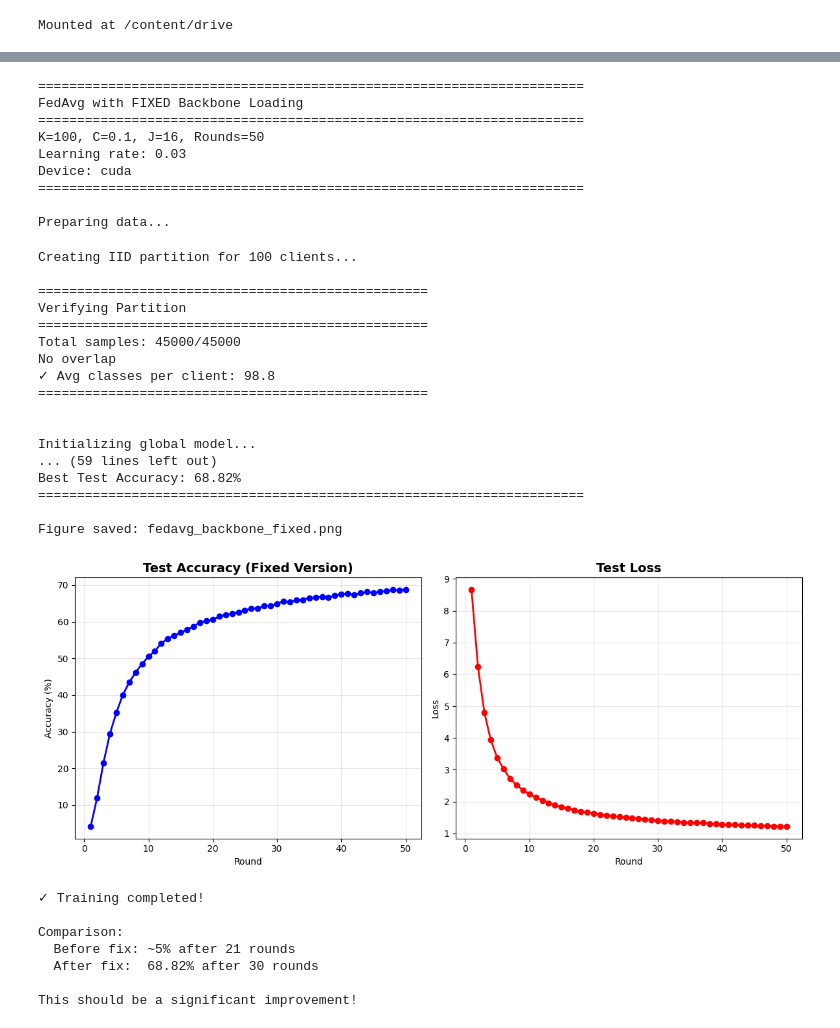
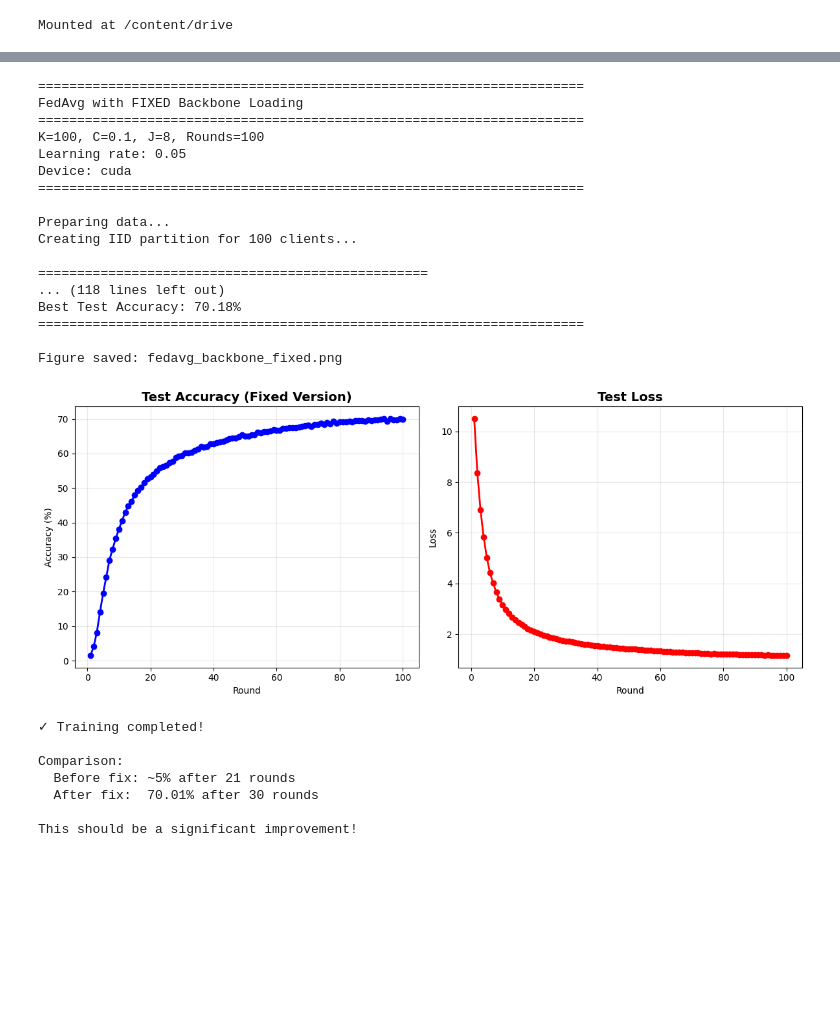
Before and after one commit to ILoveCoder999/FederatedLearning, a Jupyter notebook: fed_avg.ipynb, the cells around one changed output, grey strips where cells are left out. Drawn from its saved outputs; the diff is of its cells as text; code cells hidden in the pictures; blank space fills up the shorter version.

```diff
--- a/fed_avg.ipynb
+++ b/fed_avg.ipynb
@@ -168,7 +168,7 @@ def evaluate_global(model, test_loader, device):
     return loss_sum / len(test_loader), 100. * correct / total
 
 
-def run_fedavg_fixed(K=100, C=0.1, J=16, rounds=50, lr=0.003):
+def run_fedavg_fixed(K=100, C=0.1, J=8, rounds=100, lr=0.05):
     """
     FedAvg with backbone reloading issue FIXED
     """
@@ -287,9 +287,9 @@ if __name__ == "__main__":
     history, model = run_fedavg_fixed(
         K=100,
         C=0.1,
-        J=16,
-        rounds=50,
-        lr=0.03
+        J=8,
+        rounds=100,
+        lr=0.05
     )
 
     print("\n✓ Training completed!")
@@ -303,34 +302,25 @@ Downloading: "https://dl.fbaipublicfiles.com/dino/dino_deitsmall16_pretrain/dino
 ======================================================================
 FedAvg with FIXED Backbone Loading
 ======================================================================
-K=100, C=0.1, J=16, Rounds=50
-Learning rate: 0.03
+K=100, C=0.1, J=8, Rounds=100
+Learning rate: 0.05
 Device: cuda
 ======================================================================
 
 Preparing data...
+Creating IID partition for 100 clients...
+
+==================================================
+... (118 lines left out)
+Best Test Accuracy: 70.18%
+======================================================================
+
+Figure saved: fedavg_backbone_fixed.png
+[figure, new version]
-Creating IID partition for 100 clients...
+✓ Training completed!
 
-==================================================
-Verifying Partition
-==================================================
-Total samples: 45000/45000
-No overlap
-✓ Avg classes per client: 98.8
-==================================================
+Comparison:
+  Before fix: ~5% after 21 rounds
+  After fix:  70.01% after 30 rounds
 
-
-Initializing global model...
-... (59 lines left out)
-Best Test Accuracy: 68.82%
-======================================================================
-
-Figure saved: fedavg_backbone_fixed.png
+This should be a significant improvement!
-[figure, old version]
-✓ Training completed!
-
-Comparison:
-  Before fix: ~5% after 21 rounds
-  After fix:  68.82% after 30 rounds
-
-This should be a significant improvement!
```
Also changed, not shown: parts of 1 cell of this notebook.
